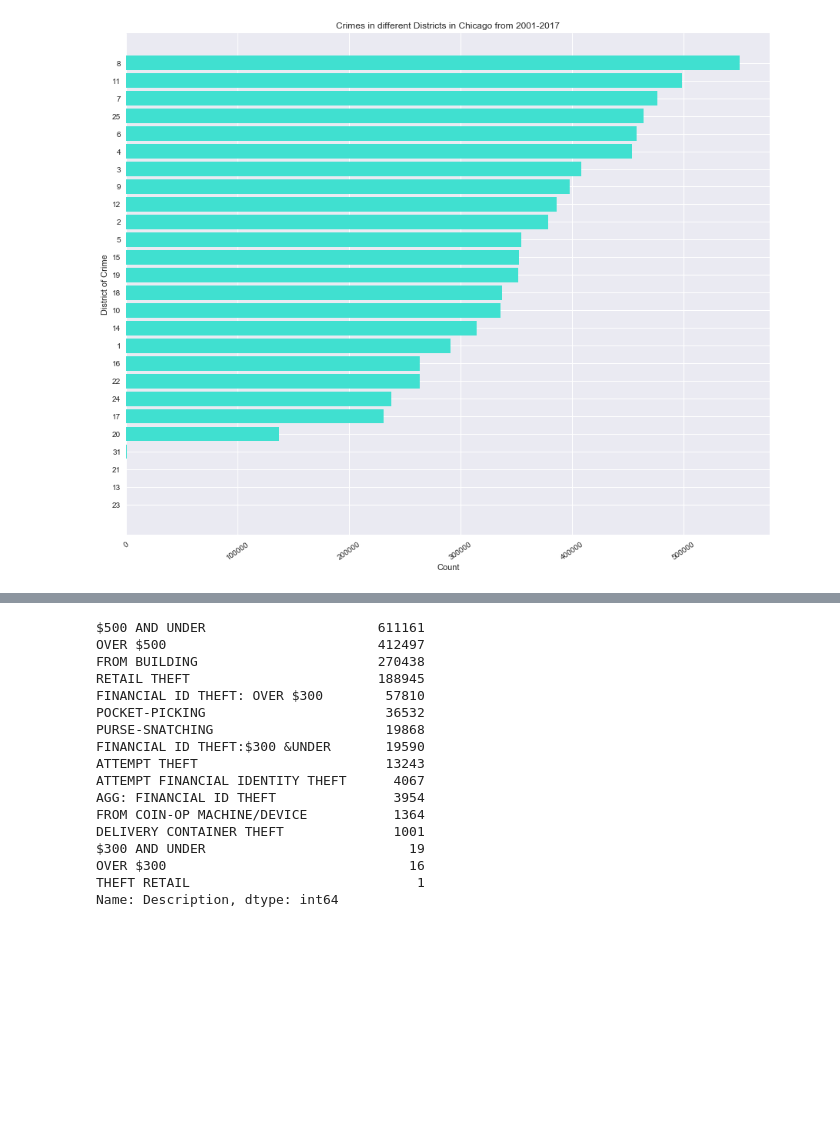
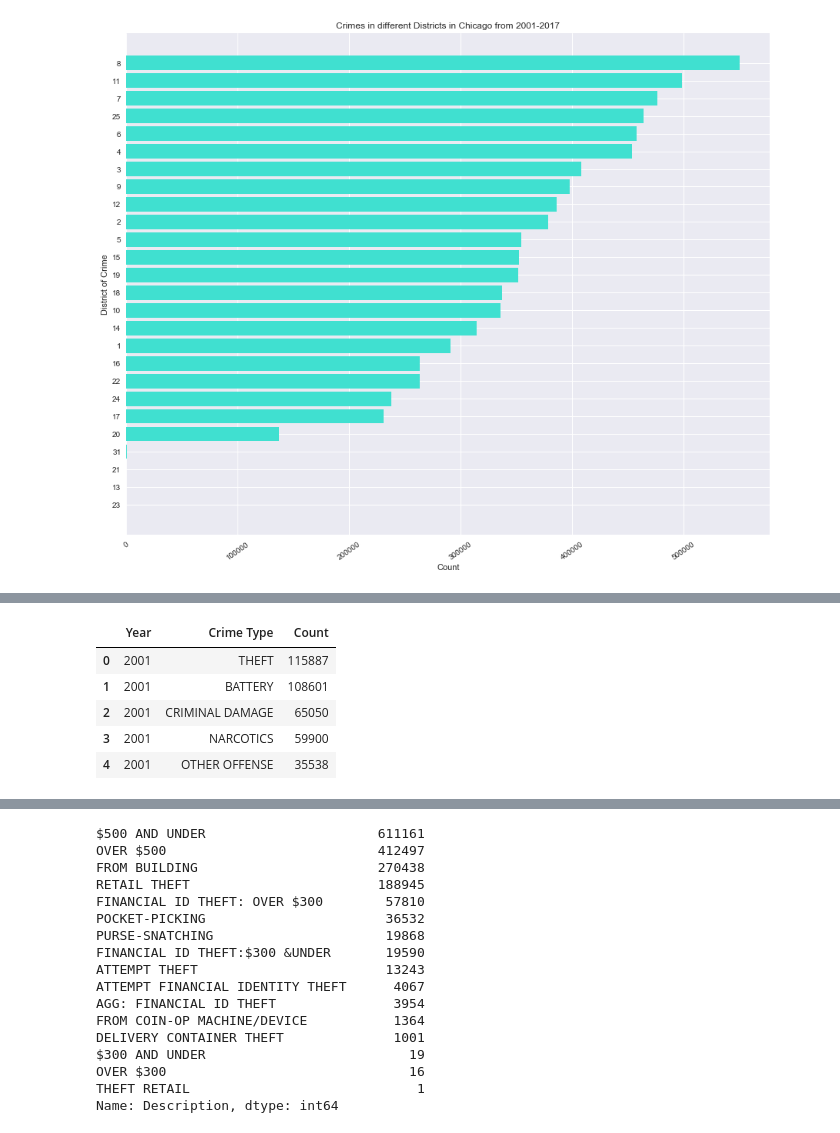
Before and after one commit to bodhisattamaiti25/projects-data-science, a Jupyter notebook: chicago_crime_data_analysis/chicago_crime_data_analysis.ipynb, the cells around one changed output, grey strips where cells are left out. Saved outputs shown, nothing was run; the diff lists cells and outputs as text; code cells hidden in the pictures; blank space fills up the shorter version.

```diff
--- a/chicago_crime_data_analysis/chicago_crime_data_analysis.ipynb
+++ b/chicago_crime_data_analysis/chicago_crime_data_analysis.ipynb
@@ -449,0 +516,9 @@ print(total_count)
+# %%
+crime_type_by_year_df.head()
+# %% [output]
+|  | Year | Crime Type | Count |
+| 0 | 2001 | THEFT | 115887 |
+| 1 | 2001 | BATTERY | 108601 |
+| 2 | 2001 | CRIMINAL DAMAGE | 65050 |
+| 3 | 2001 | NARCOTICS | 59900 |
+| 4 | 2001 | OTHER OFFENSE | 35538 |
```
Also changed, not shown: parts of 9 cells of this notebook.
